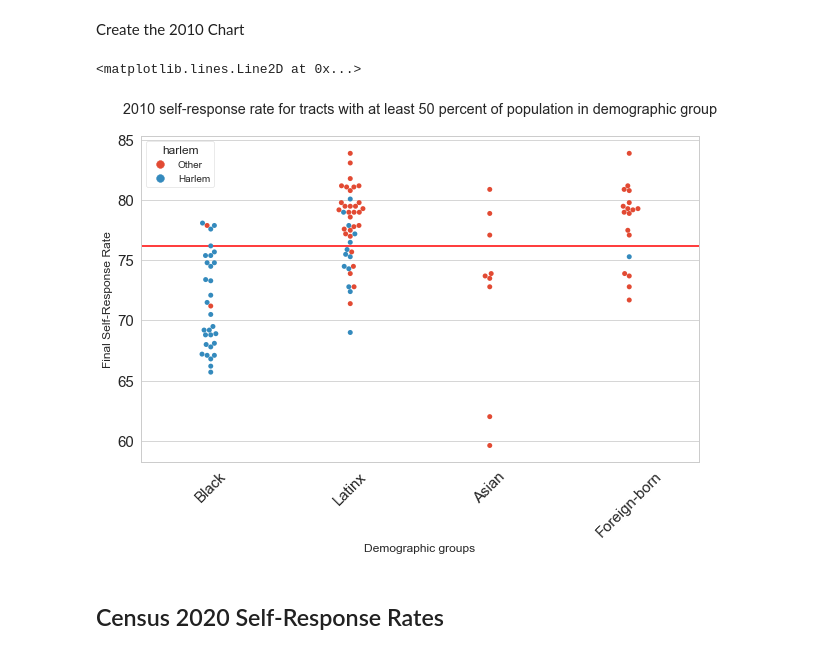
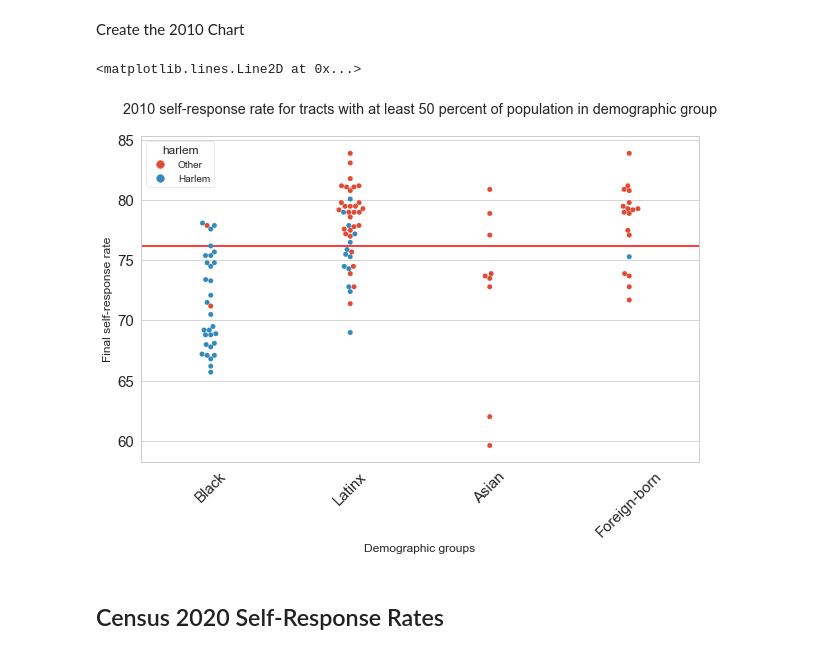
Before and after one commit to graphicsdesk/census-self-response, a Jupyter notebook: Census Self Response Graphics.ipynb, the cells around one changed output. Drawn from its saved outputs; the diff is of its cells as text; code cells hidden in the pictures.

```diff
--- a/Census Self Response Graphics.ipynb
+++ b/Census Self Response Graphics.ipynb
@@ -75,18 +75,18 @@ Create the 2010 Chart
 # %%
 plt.figure(figsize=(10,6))
 plt.rc('xtick', labelsize=15)
 plt.rc('ytick', labelsize=15)
 sns.set_style("whitegrid")
 ax = sns.swarmplot(x= 'group', y='selfresponse', hue= 'harlem', data = census_2010_harlem)
 plt.xticks(rotation=45)
 plt.xlabel('Demographic groups')
-plt.ylabel('Final Self-Response Rate')
+plt.ylabel('Final self-response rate')
 plt.title('2010 self-response rate for tracts with at least 50 percent of population in demographic group', x = 0.5, y = 1.05)
 
 plt.axhline(y=np.mean(nyc.MailReturnRateCen2010), color = 'red')
 # %% [output]
 <matplotlib.lines.Line2D at 0x...>
-[figure, old version]
+[figure, new version]
 # %% [markdown]
 ## Census 2020 Self-Response Rates
 # %%
```
